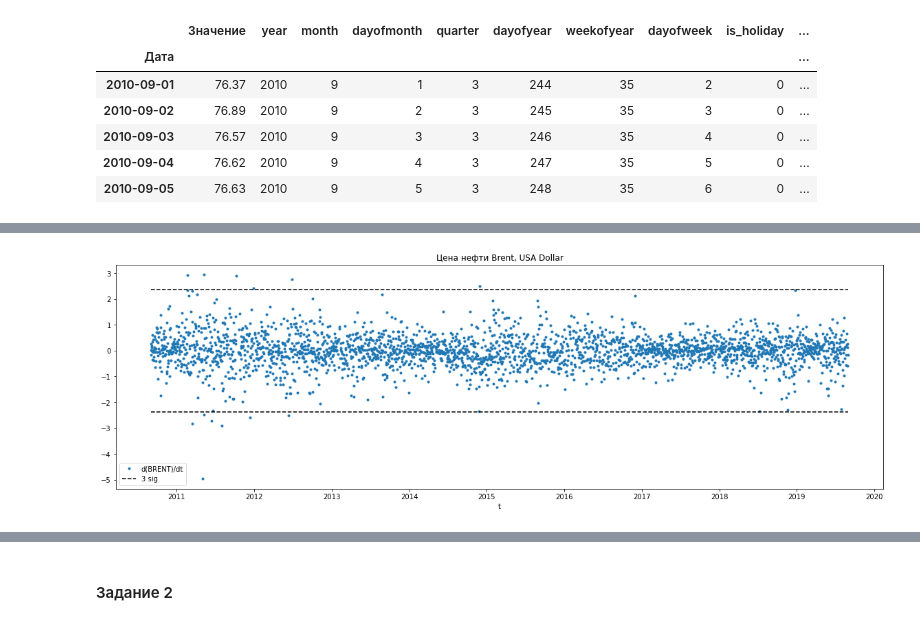
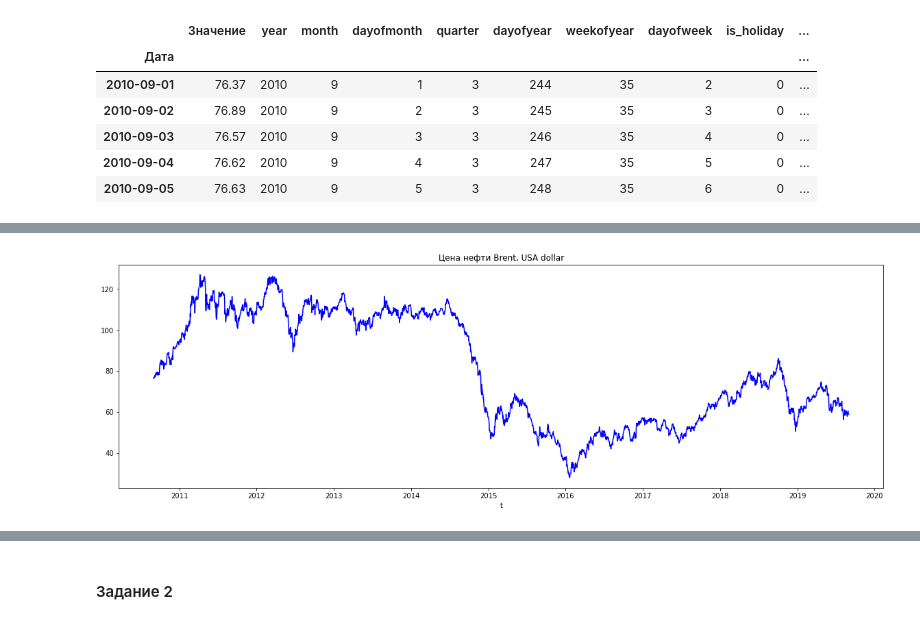
Before and after one commit to superbe/MachineLearningInBusiness, a Jupyter notebook: Lesson 5.ipynb, the cells around one changed output, grey strips where cells are left out. Cells and saved outputs as stored; diff of their text form; code cells hidden in the pictures.

```diff
--- a/Lesson 5.ipynb
+++ b/Lesson 5.ipynb
@@ -27,3 +26,10 @@ from sklearn.metrics import mean_absolute_error, mean_squared_error, median_abso
 from sklearn.cluster import KMeans, DBSCAN
 
 import warnings
+# %%
+def show_plot_data(data, field_name, title, xlabel):
+    plt.figure(figsize =(20,6))
+    plt.plot(data.index, data[field_name], 'b')
+    plt.title(title)
+    plt.xlabel(xlabel)
+    plt.show()
@@ -66,14 +108,4 @@ plt.show()
-# %%
-d_data = (data['Значение'].values[1:]- data['Значение'].values[:-1])/2
-# Потому что производная.
-s = np.std(d_data)**0.5*3
-plt.figure(figsize=(20,6))
-plt.plot(data.iloc[:-1].index,d_data,'.', label='d(BRENT)/dt')
-plt.plot(data.iloc[[0,-1]].index,[s, s],'--k',label ='3 sig')
-plt.plot(data.iloc[[0,-1]].index,[-s, -s],'--k')
-plt.xlabel('t')
-plt.legend()
-plt.title('Цена нефти Brent, USA Dollar')
-plt.show()
-# %% [output]
-[figure, removed]
+# %%
+show_plot_data(data, 'Значение', 'Цена нефти Brent, USA dollar', 't')
+# %% [output]
+[figure, added]
```
Also changed, not shown: parts of 37 cells of this notebook.
